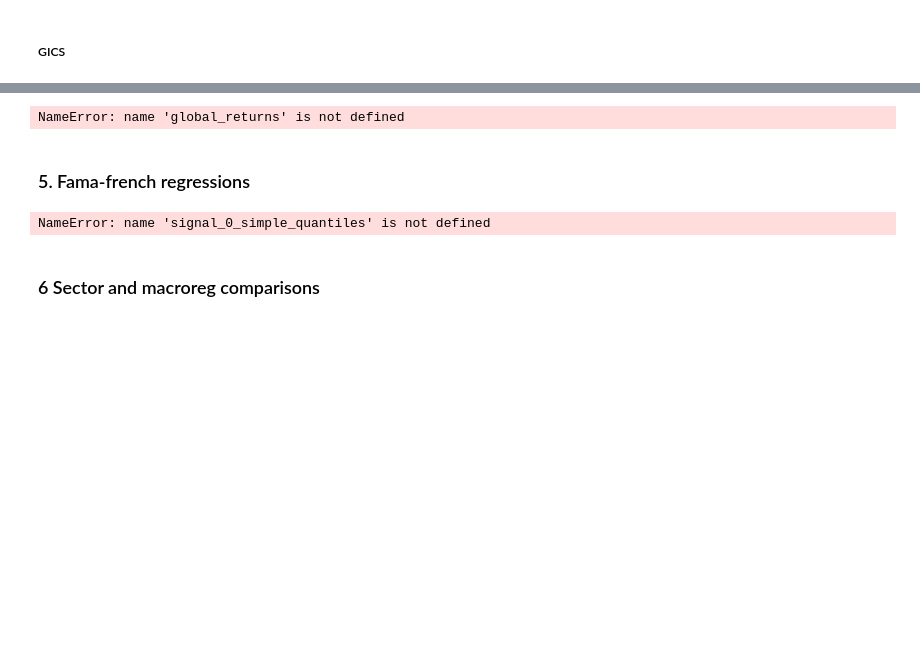
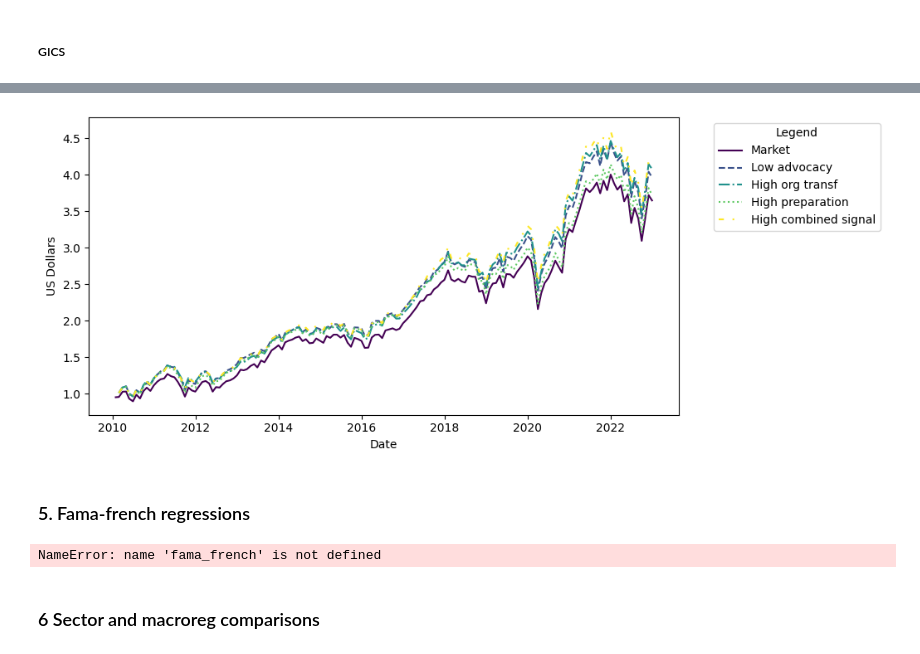
Before and after one commit to christy108/Share_Holder_Retuns, a Jupyter notebook: Re_ Original Mattero code/lc-indices-main/lc-indices-main/indices.ipynb, the cells around one changed output, grey strips where cells are left out. Cells and saved outputs as stored; diff of their text form; code cells hidden in the pictures; blank space fills up the shorter version.

```diff
--- a/Re_ Original Mattero code/lc-indices-main/lc-indices-main/indices.ipynb
+++ b/Re_ Original Mattero code/lc-indices-main/lc-indices-main/indices.ipynb
@@ -390,7 +390,7 @@ if download_wrds_data:
 
 # Load from file
 else:
-    usa_universe = pd.read_csv('./data/usa_universe.csv').iloc[:, 1:]
+    usa_universe = pd.read_parquet('./data/usa_universe_new.parquet')#.iloc[:, 1:]
 
 # Set dates to datetime format
 usa_universe['date'] = pd.to_datetime(usa_universe['date'])
@@ -405,7 +403,7 @@ FileNotFoundError: [Errno 2] No such file or directory: './data/usa_universe.csv
 # https://www.federalreserve.gov/datadownload/Output.aspx?rel=H10&series=d3efeda92e22923be9b7c3d7250706ac&lastobs=&from=01/01/2009&to=12/31/2022&filetype=csv&label=include&layout=seriescolumn
 
 # Load exchange rate data
-FRB_H10 = pd.read_csv(f'{DATA_PATH}/FRB_H10.csv')
+FRB_H10 = pd.read_csv('./data/FRB_H10.csv')
 FRB_H10.replace('ND', np.nan, inplace=True)
 FRB_H10.columns = ['date', 'EUR', 'GBP', 'DKK', 'NOK', 'SEK', 'CHF']
 
@@ -483,7 +481,7 @@ if download_wrds_data:
 
 # Load from file
 else:
-    row_universe = pd.read_csv('./data/row_universe.csv').iloc[:, 1:]
+    row_universe = pd.read_parquet('./data/row_universe_new.parquet')#.iloc[:, 1:]
 
 # Set dates to datetime format
 row_universe['date'] = pd.to_datetime(row_universe['date'])
@@ -1116,35 +1261,37 @@ plt.show()
 from matplotlib.cm import get_cmap
 
 # Plotting data
 global_gross_portfolio_returns = pd.DataFrame()
 global_gross_portfolio_returns.index                   = global_returns.index
 global_gross_portfolio_returns['Market']               = 1+global_returns.mean(axis=1)
 global_gross_portfolio_returns['Low advocacy']      = 1+signal_0_simple_quantiles[f'p_1']
-global_gross_portfolio_returns['High org transf']        = 1+signal_2_simple_quantiles[f'p_{no_simple_quantiles}']
+global_gross_portfolio_returns['High org transf']        = 1 + signal_2_simple_quantiles[f'p_{no_simple_quantiles}']
+global_gross_portfolio_returns['High preparation']        = 1 + signal_1_simple_quantiles[f'p_{no_simple_quantiles}']
+
 global_gross_portfolio_returns['High combined signal'] = 1+combined_signal_max_min_simple_quantiles[f'p_{no_simple_quantiles}']
 
 # Compute the cumulative product starting from 1
 cumulative_products = global_gross_portfolio_returns.cumprod()
 
 # Plotting
 fig, ax = plt.subplots()
 cmap = get_cmap('viridis')
 colors = cmap(np.linspace(0, 1, len(global_gross_portfolio_returns.columns)))
 line_styles = ['-', '--', '-.', ':', (0, (3, 5, 1, 5))]
 
 for i, col in enumerate(cumulative_products.columns):
     ax.plot(cumulative_products.index, cumulative_products[col], label=col, color=colors[i], linestyle=line_styles[i])
 
 ax.set_xlabel('Date')
 ax.set_ylabel('US Dollars')
 
 # Adjust the legend to be outside the plot
 plt.legend(title='Legend', bbox_to_anchor=(1.05, 1), loc='upper left')
 plt.tight_layout(rect=[0, 0, 1.6, 0.9])  # Adjust the 'right' parameter to make room for the legend
 plt.savefig(f'./img/cumulative_returns_p_3.pdf', bbox_inches='tight')  # bbox_inches='tight' helps to ensure all plot elements are included
 plt.show()
 # %% [output]
-NameError: name 'global_returns' is not defined
+[figure, added]
 # %% [markdown]
 ### 5. Fama-french regressions
 # %%
@@ -1215,7 +1362,7 @@ signal_2_excess_returns = signal_2_simple_quantiles.sub(fama_french['rf'].values
 # Excess returns based on combined_signal_max_min
 combined_signal_max_min_excess_returns = combined_signal_max_min_simple_quantiles.sub(fama_french['rf'].values, axis=0)
 # %% [output]
-NameError: name 'signal_0_simple_quantiles' is not defined
+NameError: name 'fama_french' is not defined
 # %%
 # Table on FF3
 pd.concat(
```
Also changed, not shown: parts of 26 cells of this notebook, 8 other files.
